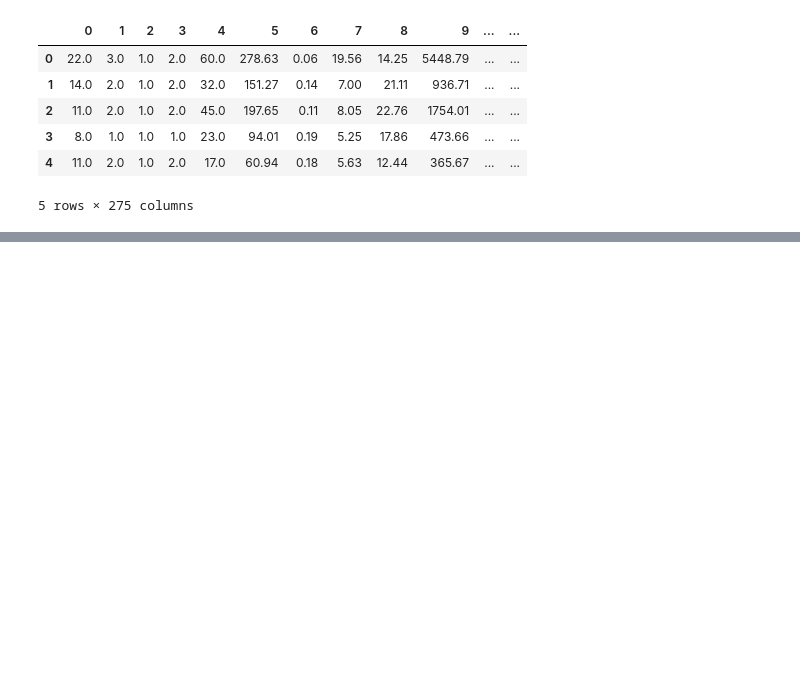
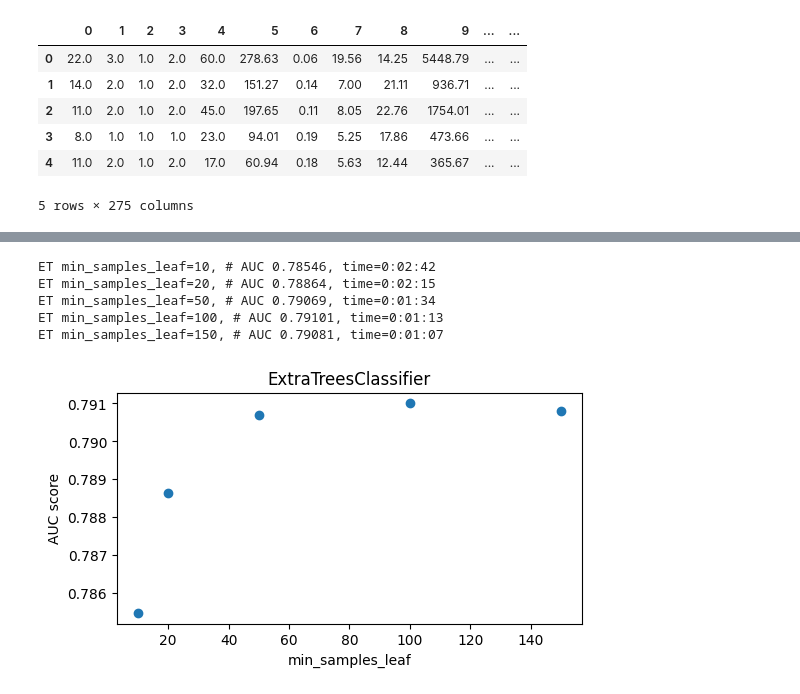
Before and after one commit to sajacaros/ml_project, a Jupyter notebook: sajacaros/review_ambrosm.ipynb, the cells around one changed output, grey strips where cells are left out. Saved outputs shown, nothing was run; the diff lists cells and outputs as text; code cells hidden in the pictures; blank space fills up the shorter version.

```diff
--- a/sajacaros/review_ambrosm.ipynb
+++ b/sajacaros/review_ambrosm.ipynb
@@ -326,0 +377,26 @@ Poly-LogisticRegression C=10, # AUC 0.78908, time=0:00:09
+# %%
+score_list = []
+for min_samples_leaf in [10, 20, 50, 100, 150]:
+    auc = cross_val(
+        make_pipeline(
+            FunctionTransformer(np.log1p),
+            ExtraTreesClassifier(
+                n_estimators=100,
+                min_samples_leaf=min_samples_leaf,
+                max_features=1.0,
+                random_state=61
+            ),
+
+        ),
+        f"ET {min_samples_leaf=}"
+    ),
+    score_list.append((min_samples_leaf, auc))
+
+plot_score_list(score_list, 'ExtraTreesClassifier', 'min_samples_leaf')
+# %% [output]
+ET min_samples_leaf=10, # AUC 0.78546, time=0:02:42
+ET min_samples_leaf=20, # AUC 0.78864, time=0:02:15
+ET min_samples_leaf=50, # AUC 0.79069, time=0:01:34
+ET min_samples_leaf=100, # AUC 0.79101, time=0:01:13
+ET min_samples_leaf=150, # AUC 0.79081, time=0:01:07
+[figure, added]
```
Also changed, not shown: parts of 19 cells of this notebook.
